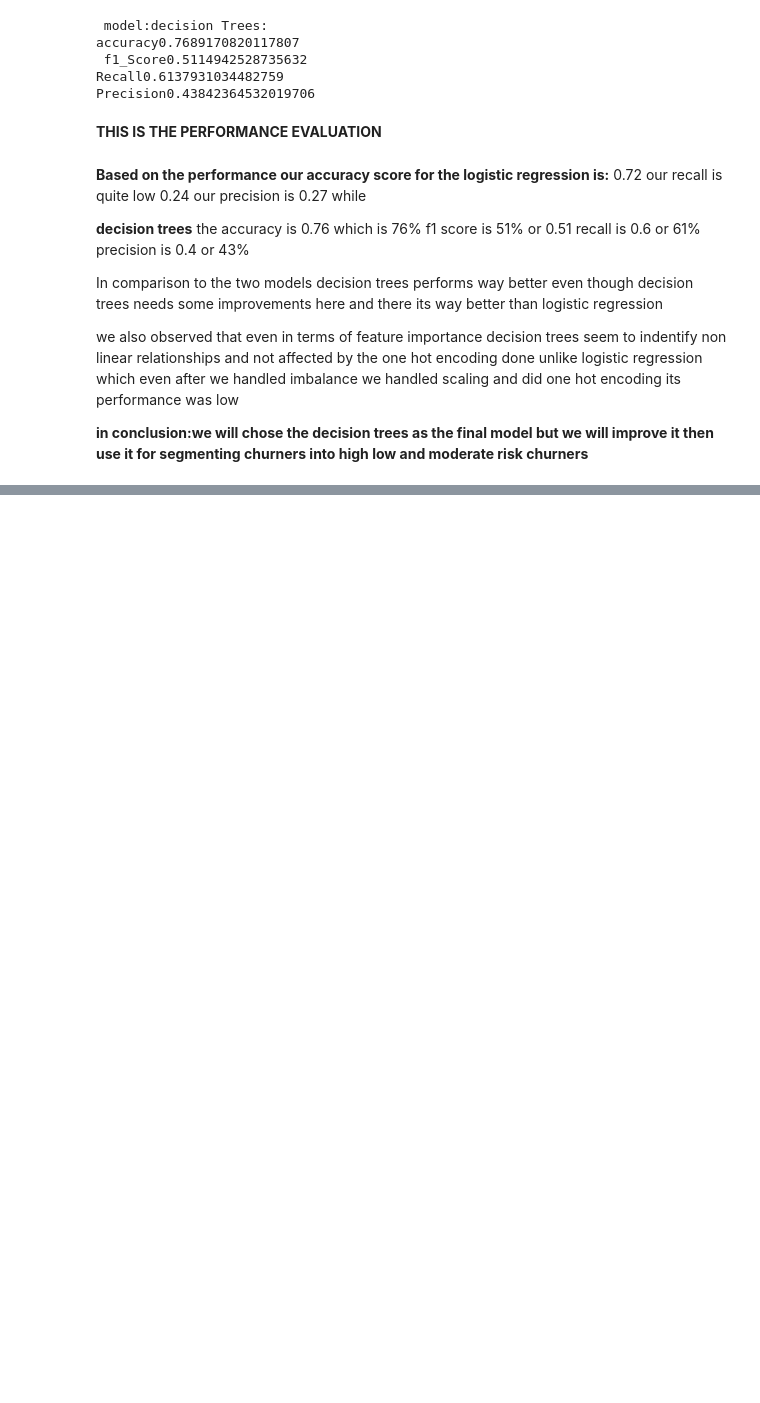
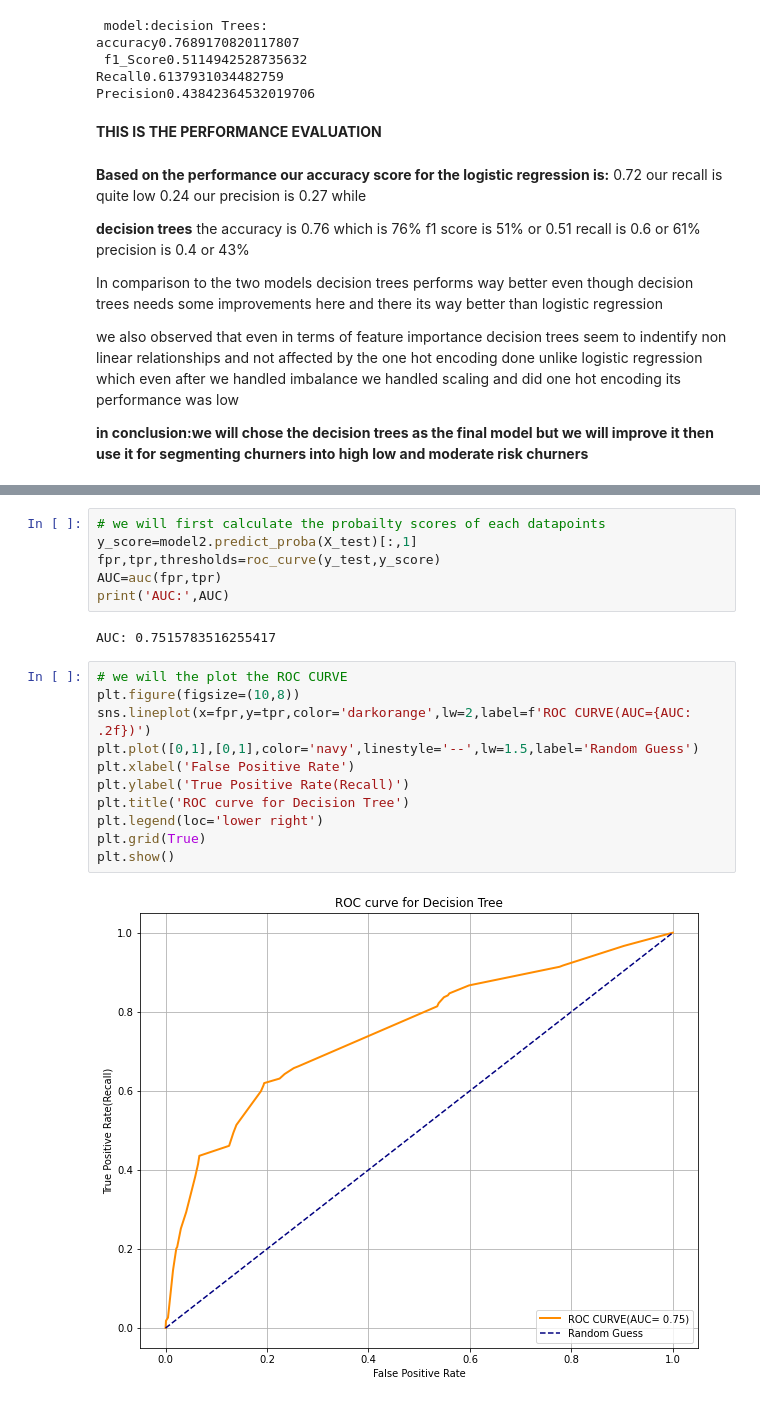
Before and after one commit to justicee-dev/bank-churn, a Jupyter notebook: Project.ipynb, the cells around one changed output, grey strips where cells are left out. Saved outputs shown, nothing was run; the diff lists cells and outputs as text; blank space fills up the shorter version.

Commit message:
i have started on objective 3 but first i had to check on overfittin

```diff
--- a/Project.ipynb
+++ b/Project.ipynb
@@ -596,0 +625,21 @@ we also observed that even in terms of feature importance decision trees seem to
+# %%
+# we will first calculate the probailty scores of each datapoints
+y_score=model2.predict_proba(X_test)[:,1]
+fpr,tpr,thresholds=roc_curve(y_test,y_score)
+AUC=auc(fpr,tpr)
+print('AUC:',AUC)
+# %% [output]
+AUC: 0.7515783516255417
+# %%
+# we will the plot the ROC CURVE
+plt.figure(figsize=(10,8))
+sns.lineplot(x=fpr,y=tpr,color='darkorange',lw=2,label=f'ROC CURVE(AUC={AUC: .2f})')
+plt.plot([0,1],[0,1],color='navy',linestyle='--',lw=1.5,label='Random Guess')
+plt.xlabel('False Positive Rate')
+plt.ylabel('True Positive Rate(Recall)')
+plt.title('ROC curve for Decision Tree')
+plt.legend(loc='lower right')
+plt.grid(True)
+plt.show()
+# %% [output]
+[figure, added]
```
Also changed, not shown: parts of 12 cells of this notebook.
